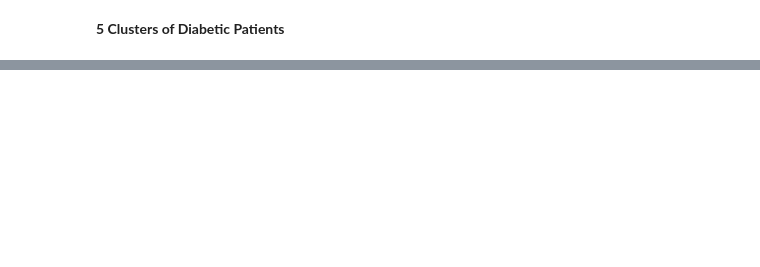
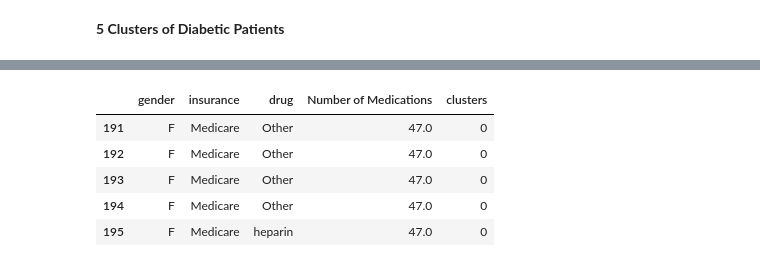
Before and after one commit to rhiats/diab_sev_mimicIII, a Jupyter notebook: Analysis_of_Patients_with_Type_2_Diabetes_in_ICU.ipynb, the cells around one changed output, grey strips where cells are left out. Cells and saved outputs as stored; diff of their text form; code cells hidden in the pictures; blank space fills up the shorter version.

Commit message:
Medication Cluster insights

```diff
--- a/Analysis_of_Patients_with_Type_2_Diabetes_in_ICU.ipynb
+++ b/Analysis_of_Patients_with_Type_2_Diabetes_in_ICU.ipynb
@@ -187,0 +218,15 @@ X_df["clusters"]=pd.Series(clusters,index=X_df.index)
+# %%
+X0_df=X_df[X_df['clusters']==0]
+X1_df=X_df[X_df['clusters']==1]
+X2_df=X_df[X_df['clusters']==2]
+X3_df=X_df[X_df['clusters']==3]
+X4_df=X_df[X_df['clusters']==4]
+
+X0_df.head()
+# %% [output]
+|  | gender | insurance | drug | Number of Medications | clusters |
+| 191 | F | Medicare | Other | 47.0 | 0 |
+| 192 | F | Medicare | Other | 47.0 | 0 |
+| 193 | F | Medicare | Other | 47.0 | 0 |
+| 194 | F | Medicare | Other | 47.0 | 0 |
+| 195 | F | Medicare | heparin | 47.0 | 0 |
```
Also changed, not shown: parts of 12 cells of this notebook.
